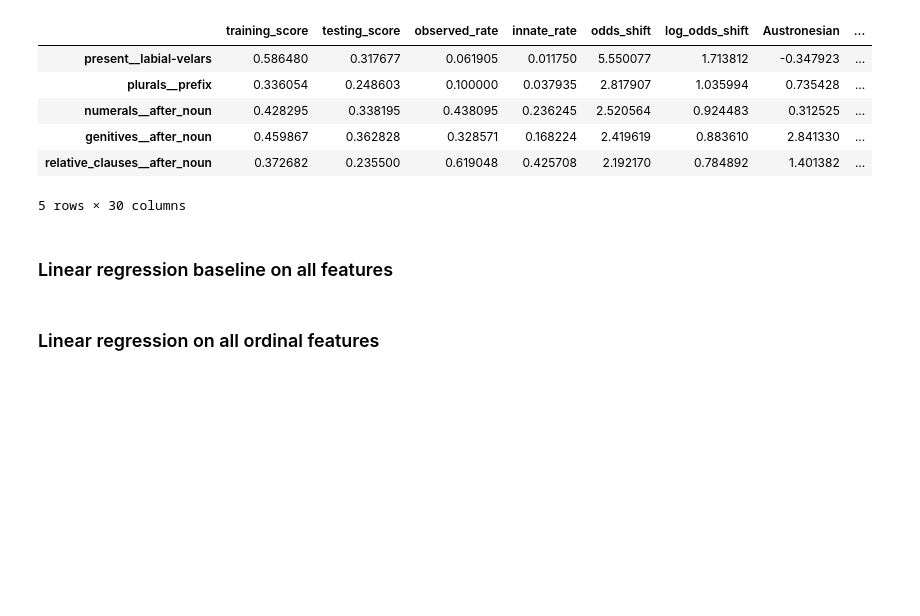
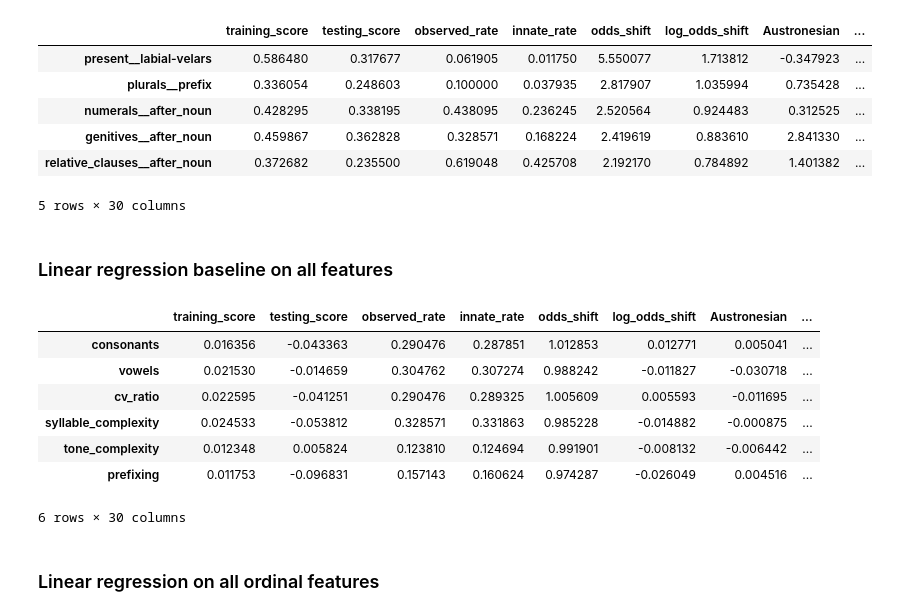
Before and after one commit to def-gthill/sils, a Jupyter notebook: origins.ipynb, the cells around one changed output. Cells and saved outputs as stored; diff of their text form; code cells hidden in the pictures; blank space fills up the shorter version.

```diff
--- a/origins.ipynb
+++ b/origins.ipynb
@@ -401,2 +399,15 @@ ord_features = list(values.columns[~values.columns.str.contains('_')])
+# %%
+ord_results_scrambled = baseline.full_linear_model(cv=True)
+# %%
+ord_results_scrambled
+# %% [output]
+|  | training_score | testing_score | observed_rate | innate_rate | odds_shift | log_odds_shift | Austronesian | ... |
+| consonants | 0.016356 | -0.043363 | 0.290476 | 0.287851 | 1.012853 | 0.012771 | 0.005041 | ... |
+| vowels | 0.021530 | -0.014659 | 0.304762 | 0.307274 | 0.988242 | -0.011827 | -0.030718 | ... |
+| cv_ratio | 0.022595 | -0.041251 | 0.290476 | 0.289325 | 1.005609 | 0.005593 | -0.011695 | ... |
+| syllable_complexity | 0.024533 | -0.053812 | 0.328571 | 0.331863 | 0.985228 | -0.014882 | -0.000875 | ... |
+| tone_complexity | 0.012348 | 0.005824 | 0.123810 | 0.124694 | 0.991901 | -0.008132 | -0.006442 | ... |
+| prefixing | 0.011753 | -0.096831 | 0.157143 | 0.160624 | 0.974287 | -0.026049 | 0.004516 | ... |
+6 rows × 30 columns
 # %% [markdown]
 ### Linear regression on all ordinal features
```
Also changed, not shown: parts of 11 cells of this notebook, 1 other file.
